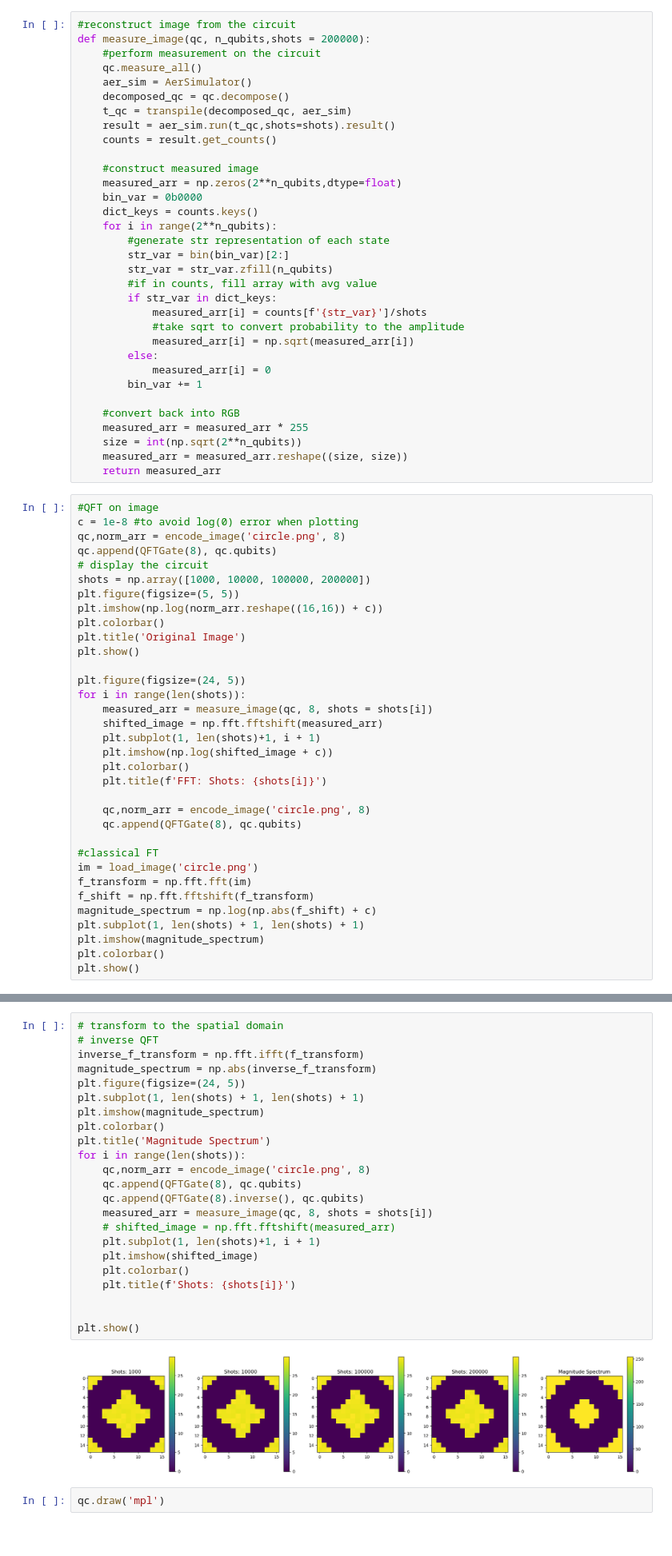
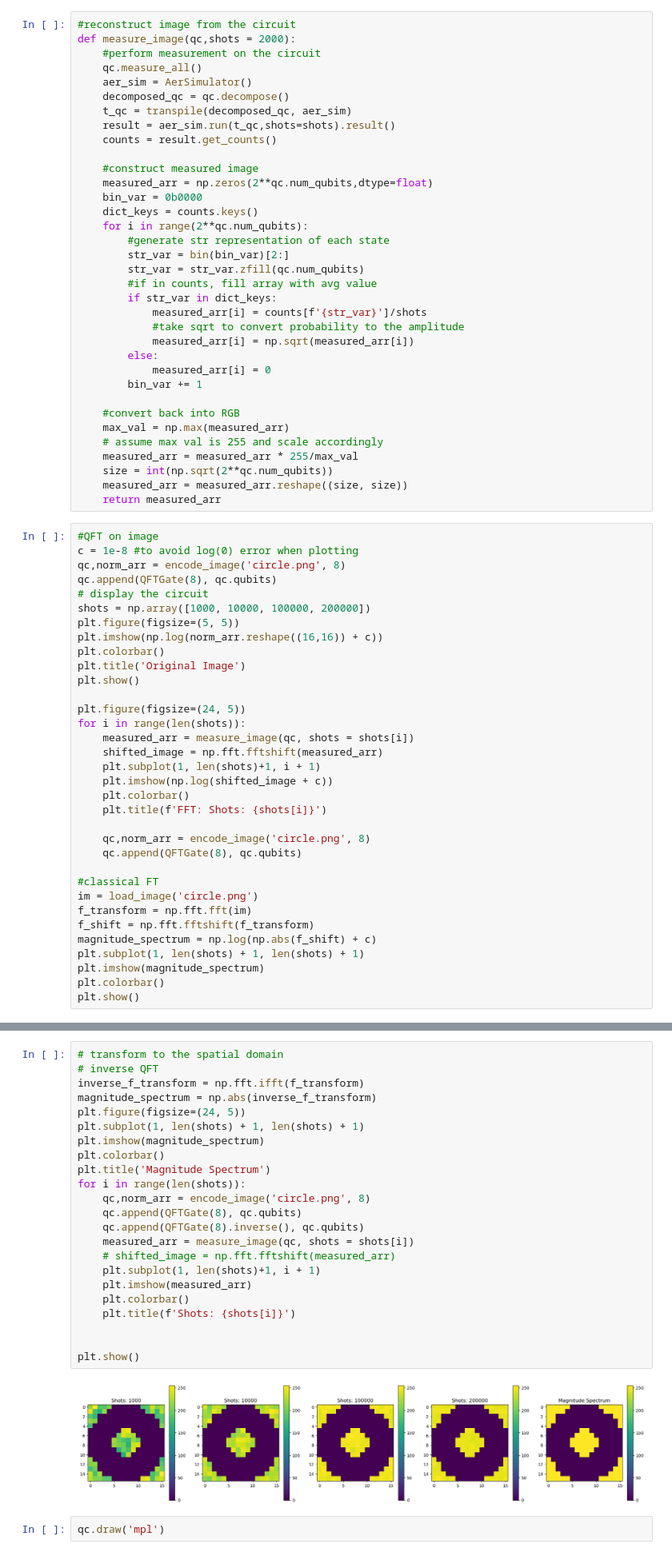
Before and after one commit to benz5460/QuantumRadio, a Jupyter notebook: QPIE_code.ipynb, the cells around one changed output, grey strips where cells are left out. Shown at 80% size. Drawn from its saved outputs; the diff is of its cells as text.

Commit message:
1 fixed magnitudes in deconding - assumed maximum is 255

```diff
--- a/QPIE_code.ipynb
+++ b/QPIE_code.ipynb
@@ -33,7 +33,7 @@ def encode_image(filename, n_qubits):
     return qc,norm_array
 # %%
 #reconstruct image from the circuit
-def measure_image(qc, n_qubits,shots = 200000):
+def measure_image(qc,shots = 2000):
     #perform measurement on the circuit
     qc.measure_all()
     aer_sim = AerSimulator()
@@ -43,13 +43,13 @@ def measure_image(qc, n_qubits,shots = 200000):
     counts = result.get_counts()
 
     #construct measured image
-    measured_arr = np.zeros(2**n_qubits,dtype=float)
+    measured_arr = np.zeros(2**qc.num_qubits,dtype=float)
     bin_var = 0b0000
     dict_keys = counts.keys()
-    for i in range(2**n_qubits):
+    for i in range(2**qc.num_qubits):
         #generate str representation of each state
         str_var = bin(bin_var)[2:]
-        str_var = str_var.zfill(n_qubits)
+        str_var = str_var.zfill(qc.num_qubits)
         #if in counts, fill array with avg value
         if str_var in dict_keys:
             measured_arr[i] = counts[f'{str_var}']/shots
@@ -60,8 +60,10 @@ def measure_image(qc, n_qubits,shots = 200000):
         bin_var += 1
 
     #convert back into RGB
-    measured_arr = measured_arr * 255
-    size = int(np.sqrt(2**n_qubits))
+    max_val = np.max(measured_arr)
+    # assume max val is 255 and scale accordingly
+    measured_arr = measured_arr * 255/max_val
+    size = int(np.sqrt(2**qc.num_qubits))
     measured_arr = measured_arr.reshape((size, size))
     return measured_arr
 # %%
@@ -79,7 +81,7 @@ plt.show()
 
 plt.figure(figsize=(24, 5))
 for i in range(len(shots)):
-    measured_arr = measure_image(qc, 8, shots = shots[i])
+    measured_arr = measure_image(qc, shots = shots[i])
     shifted_image = np.fft.fftshift(measured_arr)
     plt.subplot(1, len(shots)+1, i + 1)
     plt.imshow(np.log(shifted_image + c))
@@ -104,28 +106,28 @@ plt.show()
 # %%
 # transform to the spatial domain
 # inverse QFT
 inverse_f_transform = np.fft.ifft(f_transform)
 magnitude_spectrum = np.abs(inverse_f_transform)
 plt.figure(figsize=(24, 5))
 plt.subplot(1, len(shots) + 1, len(shots) + 1)
 plt.imshow(magnitude_spectrum)
 plt.colorbar()
 plt.title('Magnitude Spectrum')
 for i in range(len(shots)):
     qc,norm_arr = encode_image('circle.png', 8)
     qc.append(QFTGate(8), qc.qubits)
     qc.append(QFTGate(8).inverse(), qc.qubits)
-    measured_arr = measure_image(qc, 8, shots = shots[i])
+    measured_arr = measure_image(qc, shots = shots[i])
     # shifted_image = np.fft.fftshift(measured_arr)
     plt.subplot(1, len(shots)+1, i + 1)
-    plt.imshow(shifted_image)
+    plt.imshow(measured_arr)
     plt.colorbar()
     plt.title(f'Shots: {shots[i]}')
 
 
 plt.show()
 # %% [output]
-[figure, old version]
+[figure, new version]
 # %%
 qc.draw('mpl')
 # %% [output]
```
Also changed, not shown: parts of 4 cells of this notebook.
